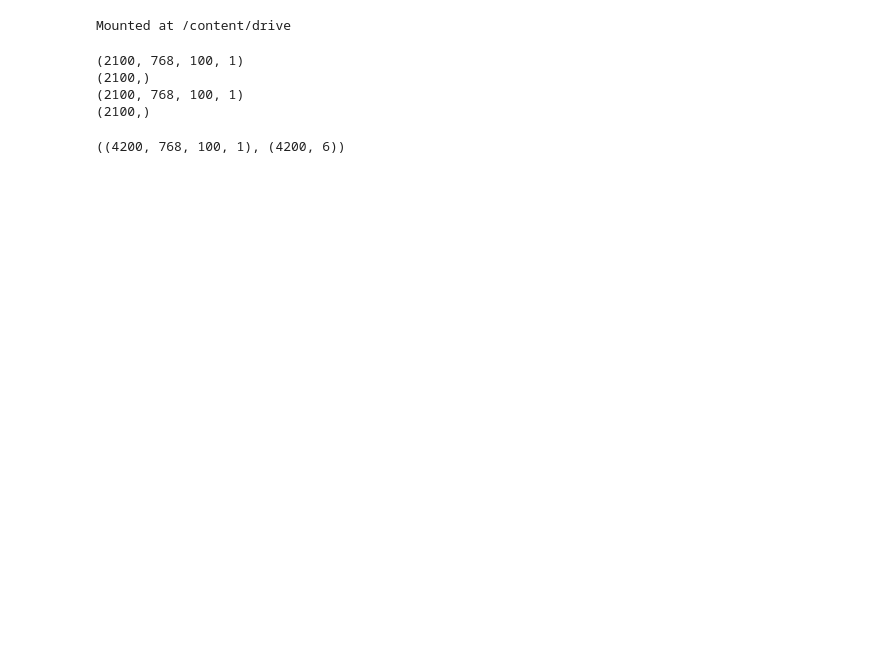
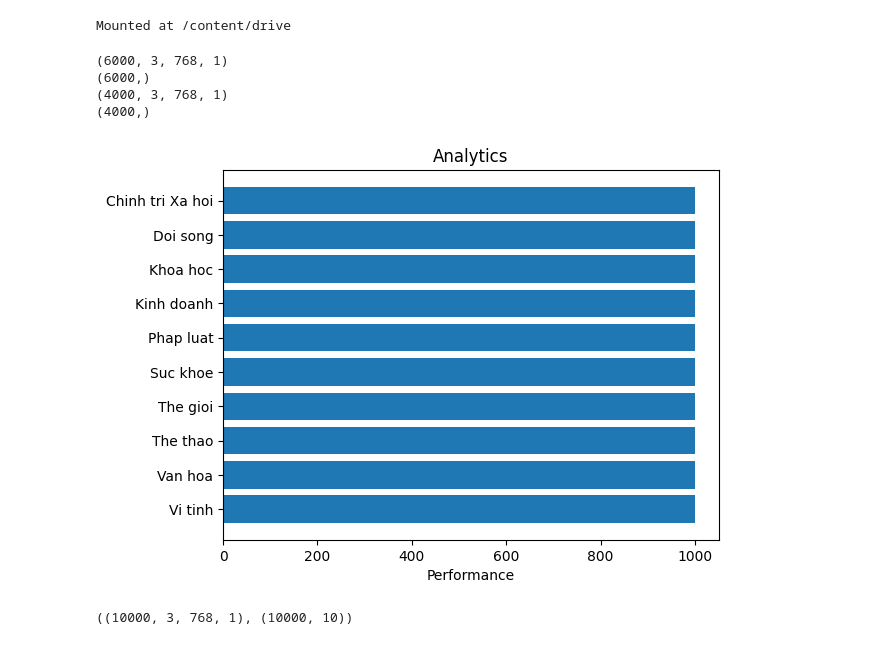
Before and after one commit to DoManhQuang/phobert-cnn-text-classification, a Jupyter notebook: text_classification_with_CNN.ipynb, the cells around one changed output. Saved outputs shown, nothing was run; the diff lists cells and outputs as text; code cells hidden in the pictures; blank space fills up the shorter version.

```diff
--- a/text_classification_with_CNN.ipynb
+++ b/text_classification_with_CNN.ipynb
@@ -98,30 +100,55 @@ def print_cmx(y_true, y_pred):
 #     sn.heatmap(df_cmx, annot=True)
 #     print(cmx_ratio)
 #     plt.show()
+
+
+# Analytics data
+def view_analytics_data_post(people, performance):
+    plt.rcdefaults()
+    fig, ax = plt.subplots()
+
+    # Data
+    y_pos = np.arange(len(people))
+    error = np.random.rand(len(people))
+
+    ax.barh(y_pos, performance, xerr=error, align='center')
+    ax.set_yticks(y_pos)
+    ax.set_yticklabels(people)
+    ax.invert_yaxis()  # labels read top-to-bottom
+    ax.set_xlabel('Performance')
+    ax.set_title('Analytics')
+    plt.show()
+
+def view_data(global_labels_not_one_hot):
+    label_unique = np.unique(global_labels_not_one_hot)
+    data_view = []
+    for lb in label_unique:
+        data_view.append(sum(global_labels_not_one_hot == lb))
+    view_analytics_data_post(label_unique, data_view)
 # %%
-data_train_1, labels_train_1 = load_data("/content/drive/MyDrive/data_train_1.data")
-data_train_2, labels_train_2 = load_data("/content/drive/MyDrive/data_train_2.data")
-# data_train_3, labels_train_3 = load_data("/home/quangdm/rnd/data/text/data_train_3.data")
-# data_train_4, labels_train_4 = load_data("/home/quangdm/rnd/data/text/data_train_4.data")
-# data_test, labels_test = load_data("/home/quangdm/rnd/data/text/data_test.data")
+data_train_1, labels_train_1 = load_data("/content/drive/MyDrive/GHTK/RnD/Data/3x768x1/1000_post/data_train_1.data")
+data_train_2, labels_train_2 = load_data("/content/drive/MyDrive/GHTK/RnD/Data/3x768x1/1000_post/data_train_2.data")
+# data_train_3, labels_train_3 = load_data("/content/drive/MyDrive/GHTK/RnD/Data/3x768x1/data_train_3.data")
+# data_train_4, labels_train_4 = load_data("/content/drive/MyDrive/GHTK/RnD/Data/3x768x1/data_train_4.data")
 # %% [output]
-(2100, 768, 100, 1)
-(2100,)
-(2100, 768, 100, 1)
-(2100,)
+(6000, 3, 768, 1)
+(6000,)
+(4000, 3, 768, 1)
+(4000,)
 # %%
 global_dataset = np.concatenate((data_train_1, data_train_2), axis=0)
 global_labels = np.concatenate((labels_train_1, labels_train_2), axis=None)
 
-# global_dataset = data_train_1
-# global_labels = labels_train_1
-
-lb = LabelBinarizer()
-global_labels = lb.fit_transform(global_labels)
-
-global_dataset.shape, global_labels.shape
+view_data(global_labels)
 # %% [output]
-((4200, 768, 100, 1), (4200, 6))
+[figure, added]
+# %%
+lb = LabelBinarizer()
+global_labels = lb.fit_transform(global_labels)
+
+global_dataset.shape, global_labels.shape
+# %% [output]
+((10000, 3, 768, 1), (10000, 10))
 # %%
 class_number = len(global_labels[0])
 ip_shape = global_dataset[0].shape
```
Also changed, not shown: parts of 21 cells of this notebook, 4 other files.
